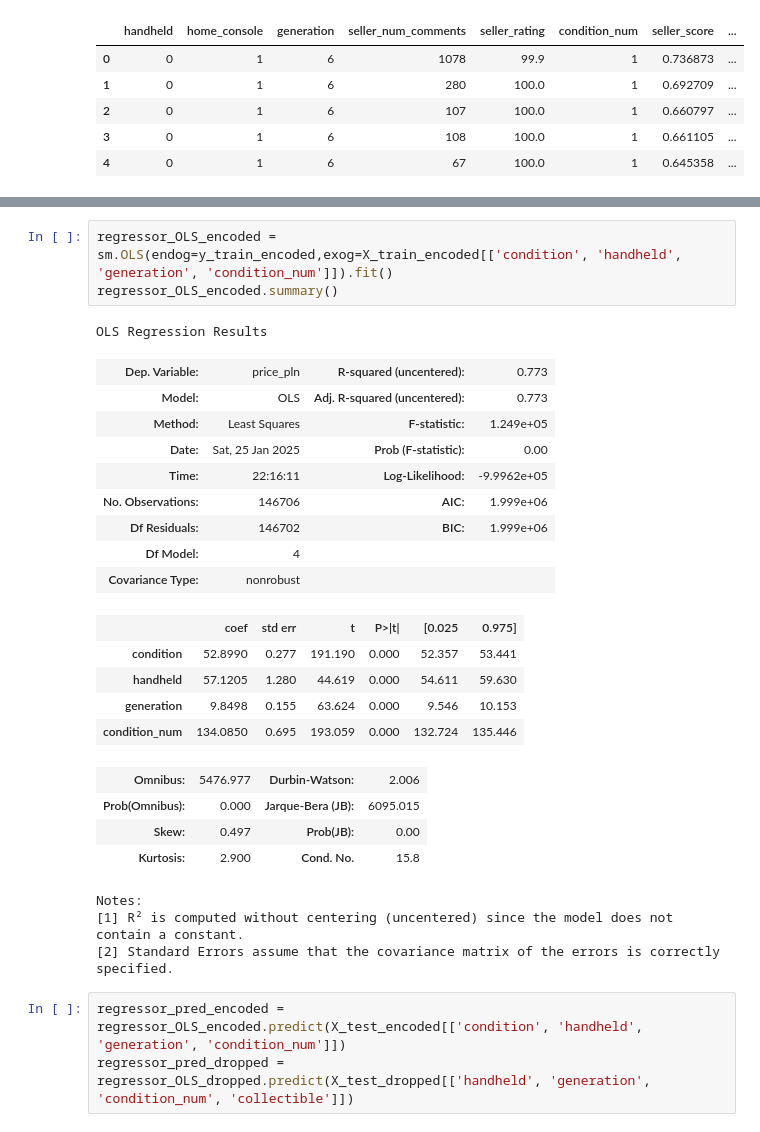
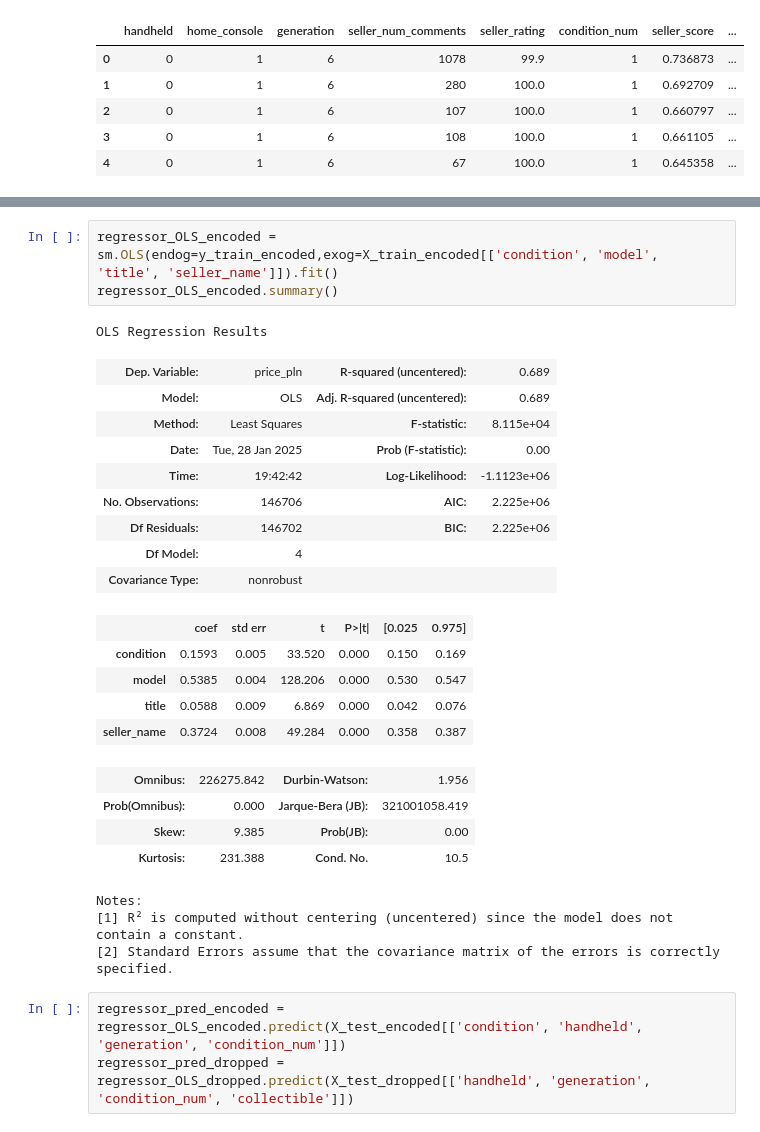
Before and after one commit to ChillGuysFromPjatk/Pad, a Jupyter notebook: src/notebooks/models/LinearRegression.ipynb, the cells around one changed output, grey strips where cells are left out. Drawn from its saved outputs; the diff is of its cells as text.

```diff
--- a/src/notebooks/models/LinearRegression.ipynb
+++ b/src/notebooks/models/LinearRegression.ipynb
@@ -155,28 +124,28 @@ Notes:
 [1] R² is computed without centering (uncentered) since the model does not contain a constant.
 [2] Standard Errors assume that the covariance matrix of the errors is correctly specified.
 # %%
-regressor_OLS_encoded = sm.OLS(endog=y_train_encoded,exog=X_train_encoded[['condition', 'handheld', 'generation', 'condition_num']]).fit()
+regressor_OLS_encoded = sm.OLS(endog=y_train_encoded,exog=X_train_encoded[['condition', 'model', 'title', 'seller_name']]).fit()
 regressor_OLS_encoded.summary()
 # %% [output]
 OLS Regression Results
-| Dep. Variable: | price_pln | R-squared (uncentered): | 0.773 |
-| Model: | OLS | Adj. R-squared (uncentered): | 0.773 |
-| Method: | Least Squares | F-statistic: | 1.249e+05 |
-| Date: | Sat, 25 Jan 2025 | Prob (F-statistic): | 0.00 |
-| Time: | 22:16:11 | Log-Likelihood: | -9.9962e+05 |
-| No. Observations: | 146706 | AIC: | 1.999e+06 |
-| Df Residuals: | 146702 | BIC: | 1.999e+06 |
+| Dep. Variable: | price_pln | R-squared (uncentered): | 0.689 |
+| Model: | OLS | Adj. R-squared (uncentered): | 0.689 |
+| Method: | Least Squares | F-statistic: | 8.115e+04 |
+| Date: | Tue, 28 Jan 2025 | Prob (F-statistic): | 0.00 |
+| Time: | 19:42:42 | Log-Likelihood: | -1.1123e+06 |
+| No. Observations: | 146706 | AIC: | 2.225e+06 |
+| Df Residuals: | 146702 | BIC: | 2.225e+06 |
 | Df Model: | 4 |  |  |
 | Covariance Type: | nonrobust |  |  |
 |  | coef | std err | t | P>|t| | [0.025 | 0.975] |
-| condition | 52.8990 | 0.277 | 191.190 | 0.000 | 52.357 | 53.441 |
-| handheld | 57.1205 | 1.280 | 44.619 | 0.000 | 54.611 | 59.630 |
-| generation | 9.8498 | 0.155 | 63.624 | 0.000 | 9.546 | 10.153 |
-| condition_num | 134.0850 | 0.695 | 193.059 | 0.000 | 132.724 | 135.446 |
+| condition | 0.1593 | 0.005 | 33.520 | 0.000 | 0.150 | 0.169 |
+| model | 0.5385 | 0.004 | 128.206 | 0.000 | 0.530 | 0.547 |
+| title | 0.0588 | 0.009 | 6.869 | 0.000 | 0.042 | 0.076 |
+| seller_name | 0.3724 | 0.008 | 49.284 | 0.000 | 0.358 | 0.387 |
-| Omnibus: | 5476.977 | Durbin-Watson: | 2.006 |
-| Prob(Omnibus): | 0.000 | Jarque-Bera (JB): | 6095.015 |
-| Skew: | 0.497 | Prob(JB): | 0.00 |
-| Kurtosis: | 2.900 | Cond. No. | 15.8 |
+| Omnibus: | 226275.842 | Durbin-Watson: | 1.956 |
+| Prob(Omnibus): | 0.000 | Jarque-Bera (JB): | 321001058.419 |
+| Skew: | 9.385 | Prob(JB): | 0.00 |
+| Kurtosis: | 231.388 | Cond. No. | 10.5 |
 Notes:
 [1] R² is computed without centering (uncentered) since the model does not contain a constant.
 [2] Standard Errors assume that the covariance matrix of the errors is correctly specified.
```
Also changed, not shown: parts of 12 cells of this notebook, 6 other files.
